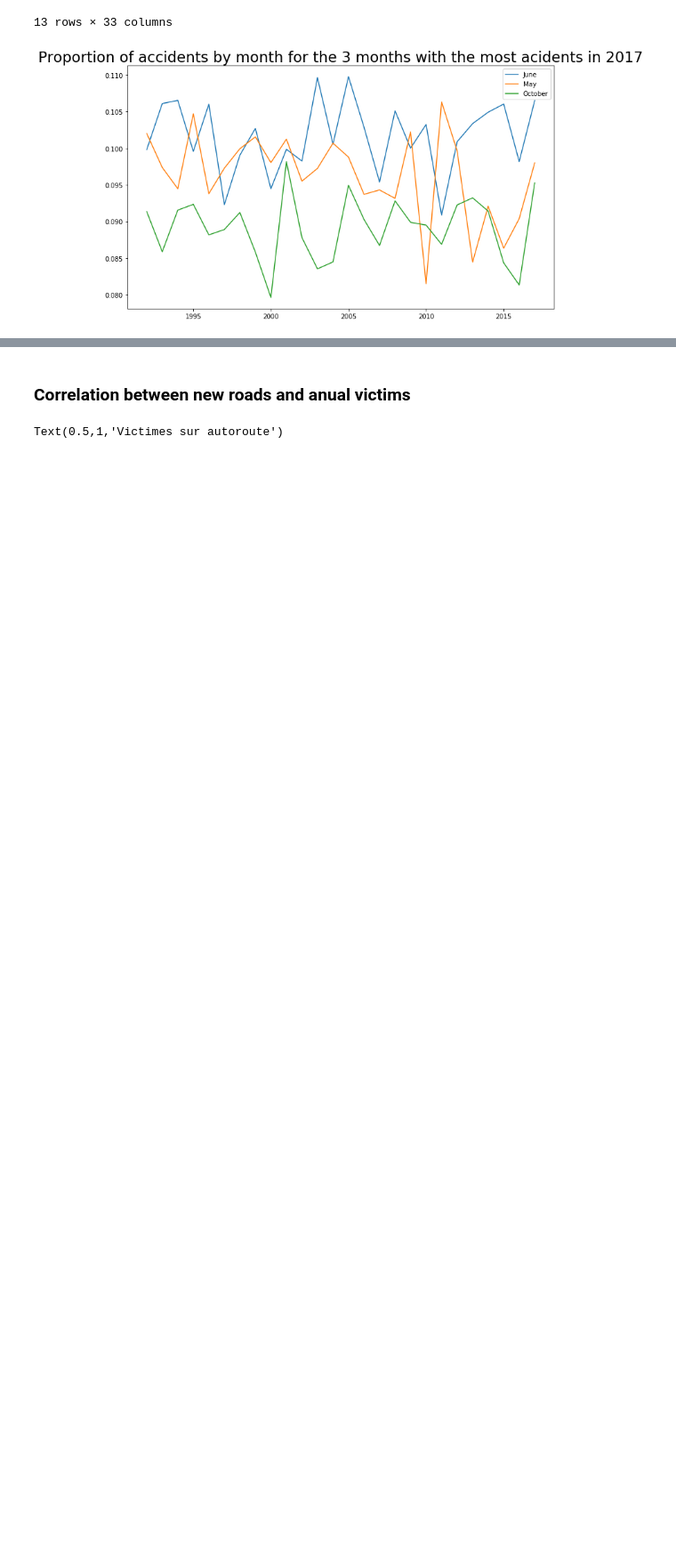
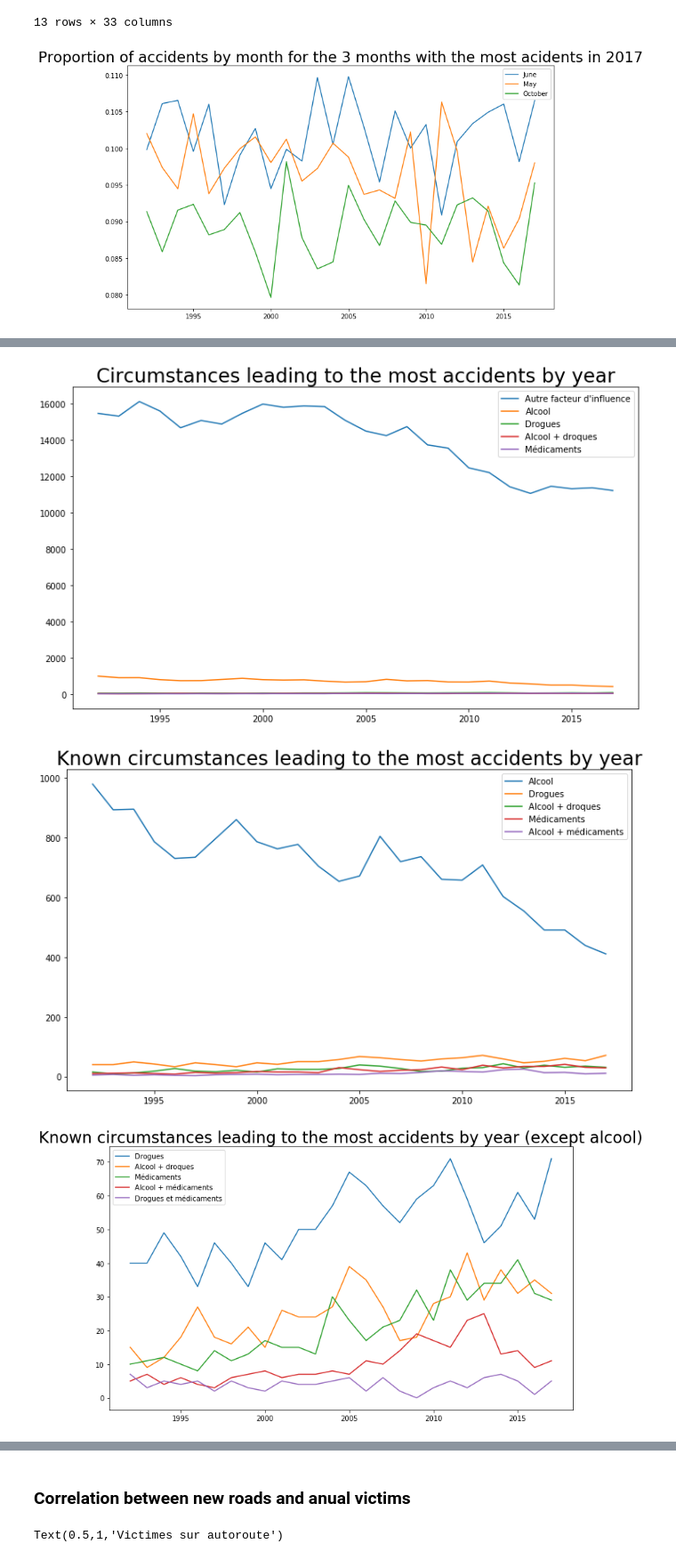
Before and after one commit to epfl-ada-2018/project-pizzafels, a Jupyter notebook: Working Notebooks/0. Correlations.ipynb, the cells around one changed output, grey strips where cells are left out. Shown at 89% size. Drawn from its saved outputs; the diff is of its cells as text; code cells hidden in the pictures; blank space fills up the shorter version.

Commit message:
circonstances

```diff
--- a/Working Notebooks/0. Correlations.ipynb
+++ b/Working Notebooks/0. Correlations.ipynb
@@ -594,0 +597,57 @@ some weird stuff haha
+# %%
+df_Accident_circonstances.circonstance.unique()
+
+months_to_plot = 5
+
+monthly_basis = df_Accident_circonstances.groupby('circonstance').sum().reset_index()
+monthly_basis_temp = monthly_basis
+monthly_basis_temp['temp'] = 1
+monthly_basis_temp = monthly_basis_temp.groupby('temp').apply(lambda x: x.nlargest(months_to_plot,'2017'))
+
+period = np.arange(1992,2018,1)
+
+plt.figure(figsize=(12,7))
+for circ in monthly_basis_temp['circonstance']:
+    plt.plot(period, monthly_basis[monthly_basis['circonstance']==circ].values[0][7:-1], label=circ)
+
+plt.title('Circumstances leading to the most accidents by year', fontsize=23)
+plt.legend()
+plt.show()
+
+
+monthly_basis = df_Accident_circonstances.groupby('circonstance').sum().reset_index()
+monthly_basis_temp = monthly_basis
+monthly_basis_temp['temp'] = 1
+monthly_basis_temp = monthly_basis_temp.groupby('temp').apply(lambda x: x.nlargest(months_to_plot+1,'2017'))
+
+period = np.arange(1992,2018,1)
+
+plt.figure(figsize=(12,7))
+for circ in monthly_basis_temp['circonstance']:
+    if circ != "Autre facteur d'influence":
+        plt.plot(period, monthly_basis[monthly_basis['circonstance']==circ].values[0][7:-1], label=circ)
+
+plt.title('Known circumstances leading to the most accidents by year', fontsize=23)
+plt.legend()
+plt.show()
+
+
+monthly_basis = df_Accident_circonstances.groupby('circonstance').sum().reset_index()
+monthly_basis_temp = monthly_basis
+monthly_basis_temp['temp'] = 1
+monthly_basis_temp = monthly_basis_temp.groupby('temp').apply(lambda x: x.nlargest(months_to_plot+2,'2017'))
+
+period = np.arange(1992,2018,1)
+
+plt.figure(figsize=(12,7))
+for circ in monthly_basis_temp['circonstance']:
+    if (circ != "Autre facteur d'influence") & (circ != "Alcool"):
+        plt.plot(period, monthly_basis[monthly_basis['circonstance']==circ].values[0][7:-1], label=circ)
+
+plt.title('Known circumstances leading to the most accidents by year (except alcool)', fontsize=23)
+plt.legend()
+plt.show()
+# %% [output]
+[figure, added]
+[figure, added]
+[figure, added]
```
Also changed, not shown: parts of 2 cells of this notebook.
